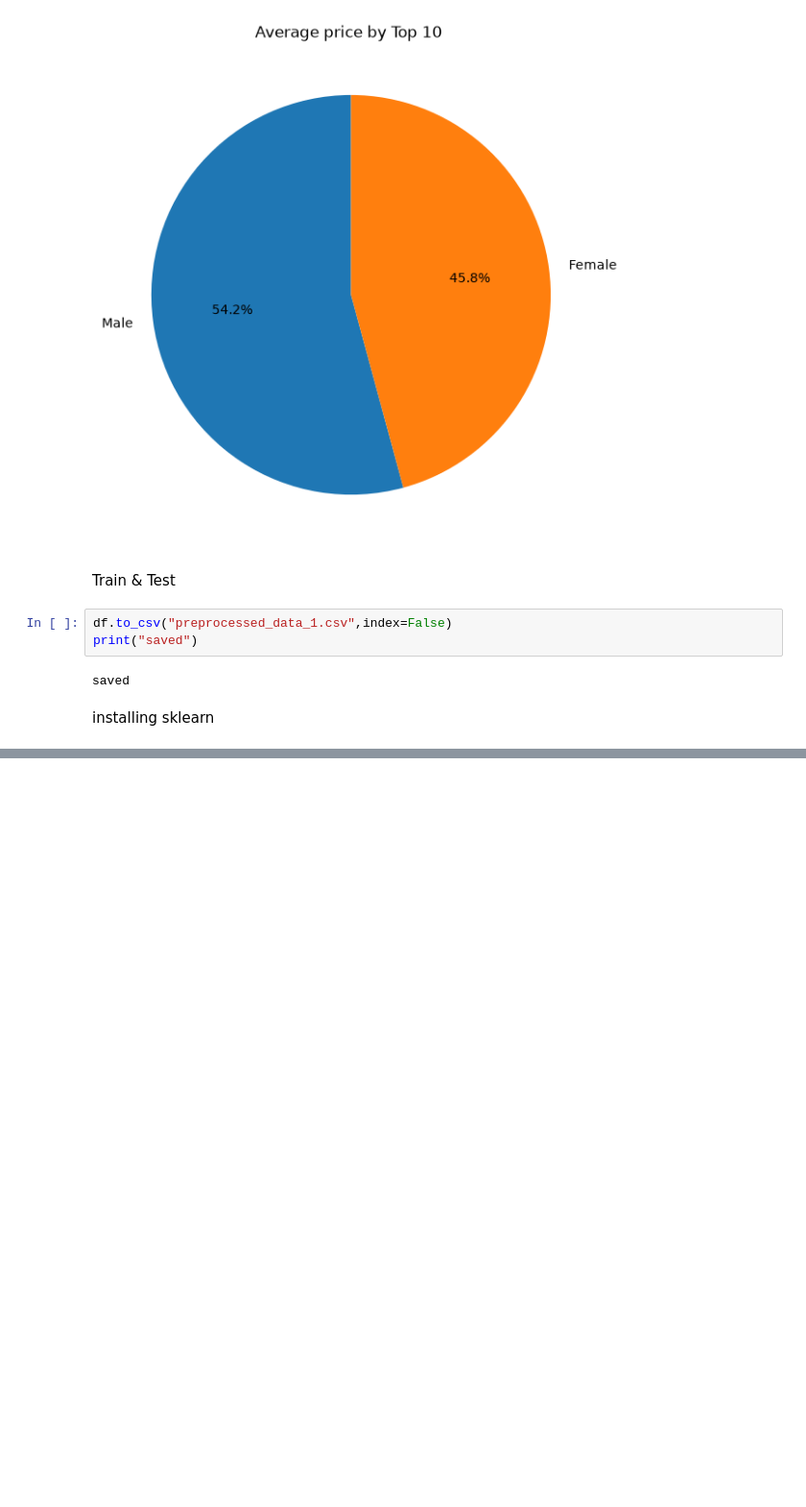
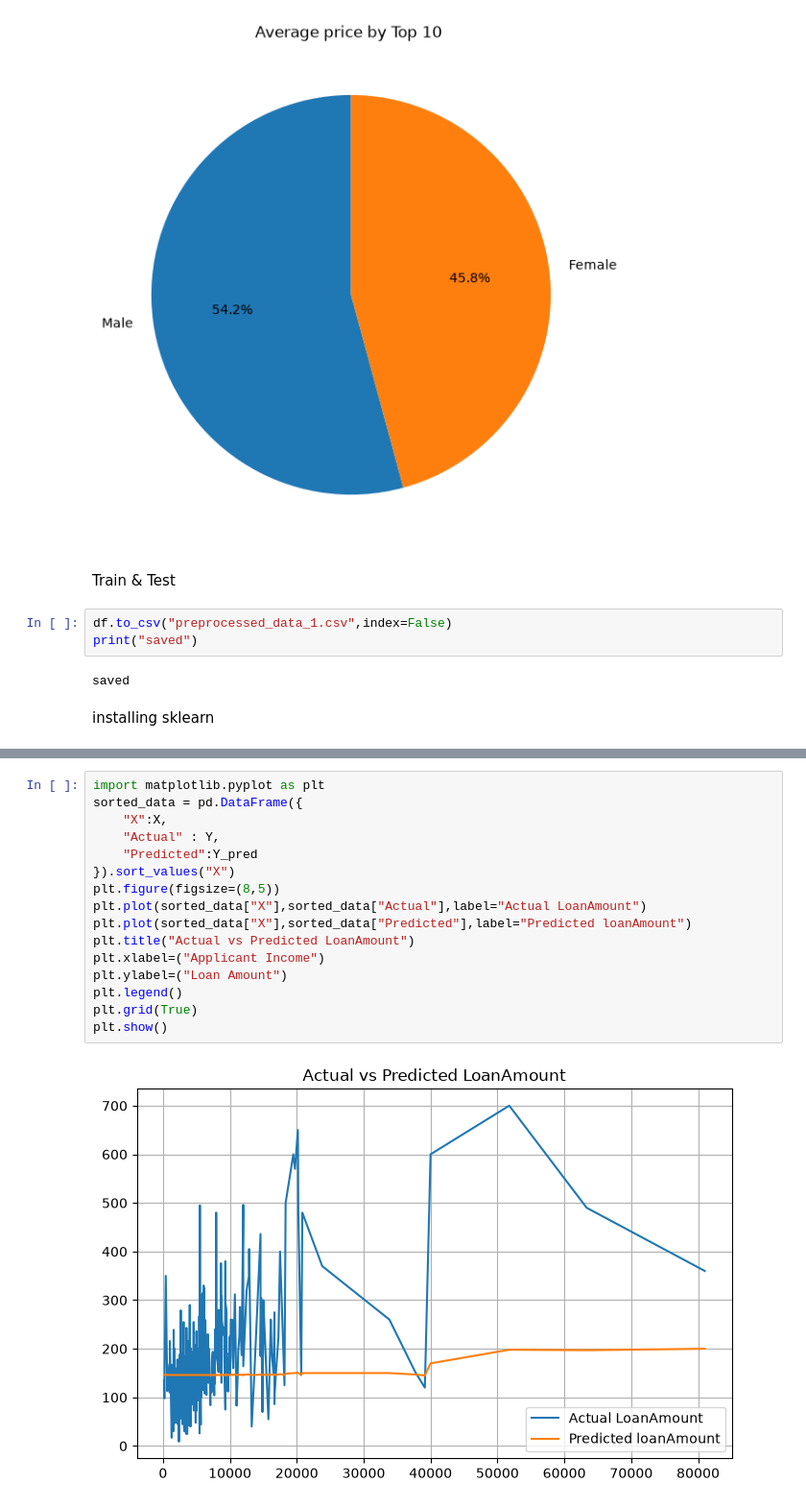
Before and after one commit to asifrahmanshaik27/AIML-PROJECT, a Jupyter notebook: Project_1(Loan_Prediction).ipynb, the cells around one changed output, grey strips where cells are left out. Shown at 96% size. Drawn from its saved outputs; the diff is of its cells as text; blank space fills up the shorter version.

```diff
--- a/Project_1(Loan_Prediction).ipynb
+++ b/Project_1(Loan_Prediction).ipynb
@@ -616,0 +698,18 @@ Training Data
+# %%
+import matplotlib.pyplot as plt
+sorted_data = pd.DataFrame({
+    "X":X,
+    "Actual" : Y,
+    "Predicted":Y_pred
+}).sort_values("X")
+plt.figure(figsize=(8,5))
+plt.plot(sorted_data["X"],sorted_data["Actual"],label="Actual LoanAmount")
+plt.plot(sorted_data["X"],sorted_data["Predicted"],label="Predicted loanAmount")
+plt.title("Actual vs Predicted LoanAmount")
+plt.xlabel=("Applicant Income")
+plt.ylabel=("Loan Amount")
+plt.legend()
+plt.grid(True)
+plt.show()
+# %% [output]
+[figure, added]
```
Also changed, not shown: parts of 16 cells of this notebook, 2 other files.
